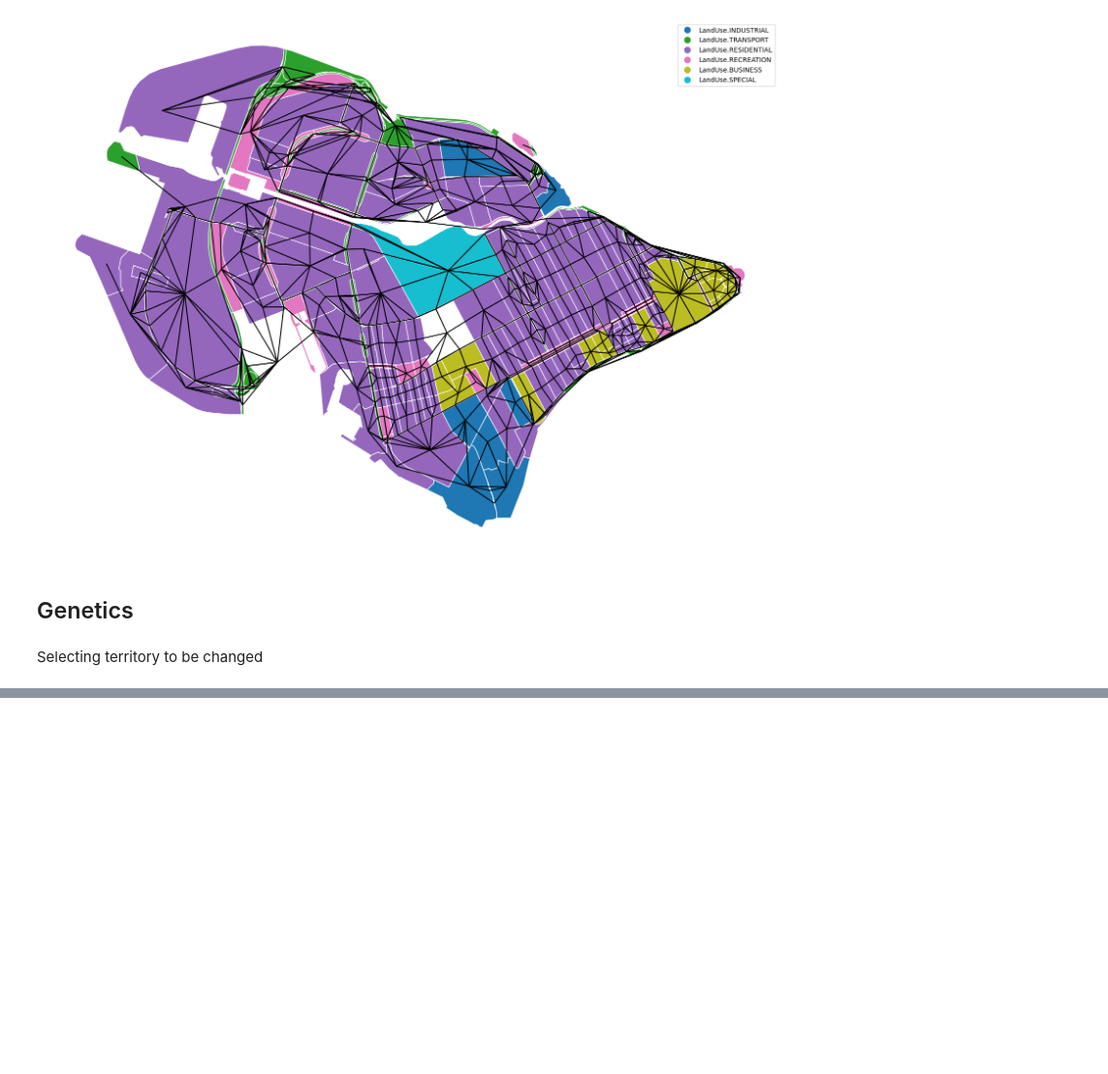
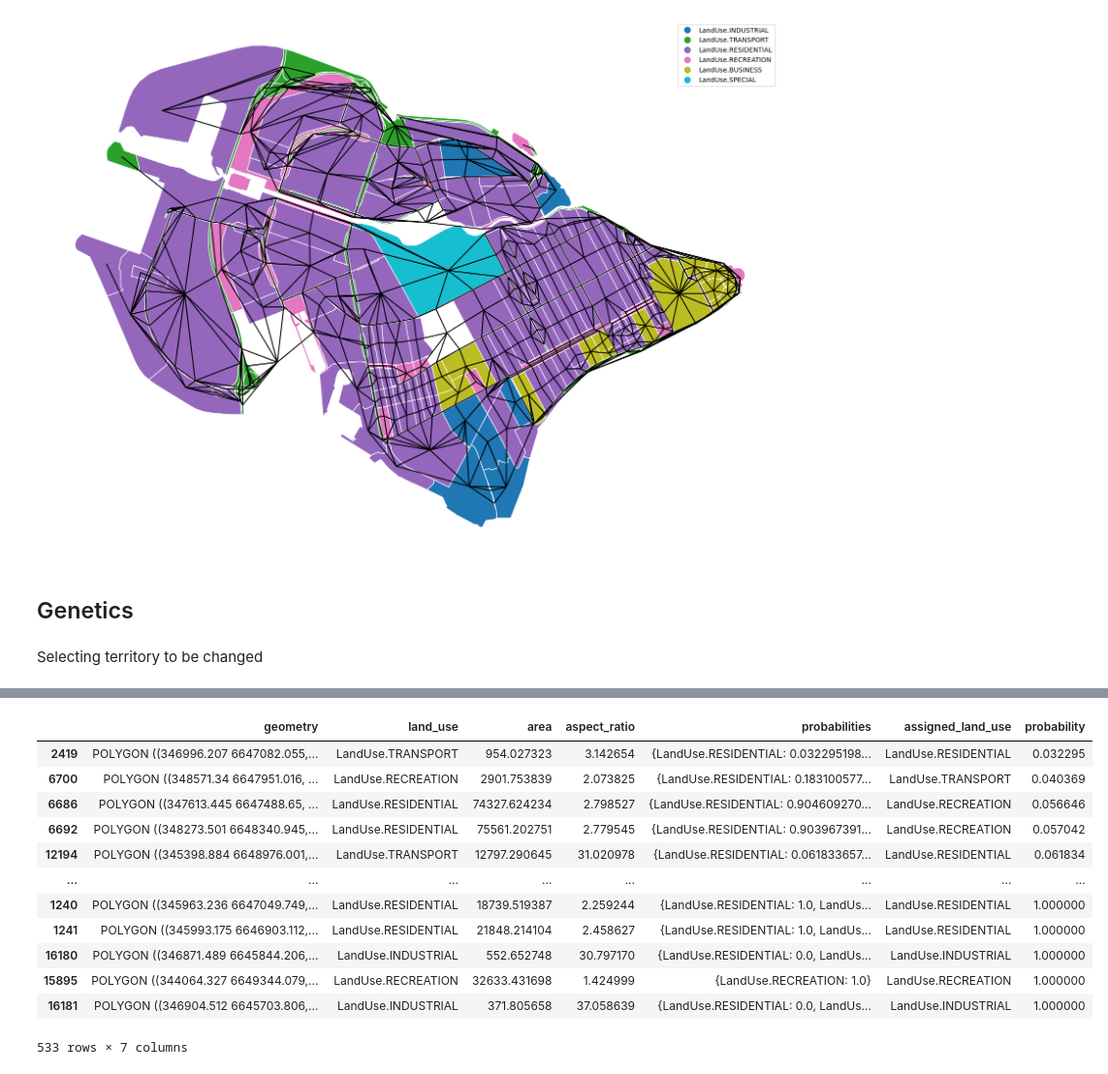
Before and after one commit to vasilstar97/lu-igi, a Jupyter notebook: examples/pygad_example.ipynb, the cells around one changed output, grey strips where cells are left out. Shown at 97% size. Saved outputs shown, nothing was run; the diff lists cells and outputs as text; code cells hidden in the pictures; blank space fills up the shorter version.

```diff
--- a/examples/pygad_example.ipynb
+++ b/examples/pygad_example.ipynb
@@ -51,3 +56,19 @@ blocks_gdf.plot(column='assigned_land_use', legend=True, legend_kwds={'loc': 'lo
+# %%
+blocks_gdf.sort_values('probability')
+# %% [output]
+|  | geometry | land_use | area | aspect_ratio | probabilities | assigned_land_use | probability |
+| 2419 | POLYGON ((346996.207 6647082.055,... | LandUse.TRANSPORT | 954.027323 | 3.142654 | {LandUse.RESIDENTIAL: 0.032295198... | LandUse.RESIDENTIAL | 0.032295 |
+| 6700 | POLYGON ((348571.34 6647951.016, ... | LandUse.RECREATION | 2901.753839 | 2.073825 | {LandUse.RESIDENTIAL: 0.183100577... | LandUse.TRANSPORT | 0.040369 |
+| 6686 | POLYGON ((347613.445 6647488.65, ... | LandUse.RESIDENTIAL | 74327.624234 | 2.798527 | {LandUse.RESIDENTIAL: 0.904609270... | LandUse.RECREATION | 0.056646 |
+| 6692 | POLYGON ((348273.501 6648340.945,... | LandUse.RESIDENTIAL | 75561.202751 | 2.779545 | {LandUse.RESIDENTIAL: 0.903967391... | LandUse.RECREATION | 0.057042 |
+| 12194 | POLYGON ((345398.884 6648976.001,... | LandUse.TRANSPORT | 12797.290645 | 31.020978 | {LandUse.RESIDENTIAL: 0.061833657... | LandUse.RESIDENTIAL | 0.061834 |
+| ... | ... | ... | ... | ... | ... | ... | ... |
+| 1240 | POLYGON ((345963.236 6647049.749,... | LandUse.RESIDENTIAL | 18739.519387 | 2.259244 | {LandUse.RESIDENTIAL: 1.0, LandUs... | LandUse.RESIDENTIAL | 1.000000 |
+| 1241 | POLYGON ((345993.175 6646903.112,... | LandUse.RESIDENTIAL | 21848.214104 | 2.458627 | {LandUse.RESIDENTIAL: 1.0, LandUs... | LandUse.RESIDENTIAL | 1.000000 |
+| 16180 | POLYGON ((346871.489 6645844.206,... | LandUse.INDUSTRIAL | 552.652748 | 30.797170 | {LandUse.RESIDENTIAL: 0.0, LandUs... | LandUse.INDUSTRIAL | 1.000000 |
+| 15895 | POLYGON ((344064.327 6649344.079,... | LandUse.RECREATION | 32633.431698 | 1.424999 | {LandUse.RECREATION: 1.0} | LandUse.RECREATION | 1.000000 |
+| 16181 | POLYGON ((346904.512 6645703.806,... | LandUse.INDUSTRIAL | 371.805658 | 37.058639 | {LandUse.RESIDENTIAL: 0.0, LandUs... | LandUse.INDUSTRIAL | 1.000000 |
+533 rows × 7 columns
 # %%
 PygadOptimizer.plot_fitness(ga_instance)
 # %% [output]
```
Also changed, not shown: parts of 6 cells of this notebook, 3 other files.
